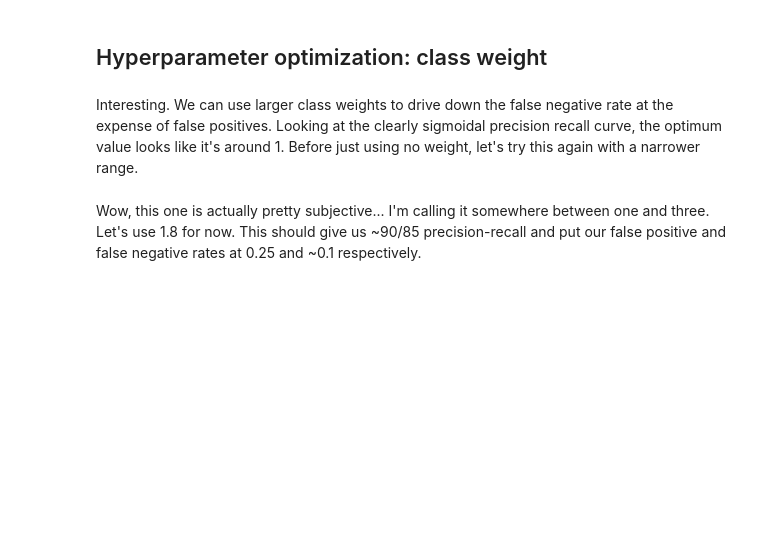
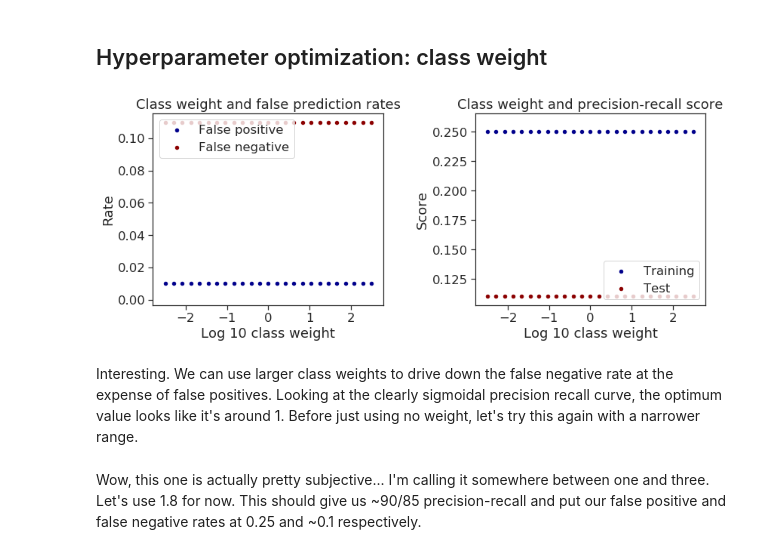
Before and after one commit to aristyogresearch/wildfire, a Jupyter notebook: notebooks/model_selection.ipynb, the cells around one changed output. Cells and saved outputs as stored; diff of their text form; code cells hidden in the pictures; blank space fills up the shorter version.

```diff
--- a/notebooks/model_selection.ipynb
+++ b/notebooks/model_selection.ipynb
@@ -868,3 +860,49 @@ plot_class_weight_tuning_results(model_scores)
+# %%
+def tune_class_weight(
+    class_weights,
+    x_train,
+    y_train,
+    x_test,
+    y_test
+):
+    model_scores_columns = [
+        'Class weight',
+        'Training score',
+        'Test score',
+        'False positive rate',
+        'False negative rate'
+    ]
+
+    model_scores = pd.DataFrame(columns=model_scores_columns)
+
+    for class_weight in class_weights:
+        model = XGBClassifier(
+            weight=class_weight,
+            n_jobs = max_jobs,
+            random_state = rand_seed
+        )
+        model.fit(x_train, y_train)
+
+        training_score = average_precision_score(model.predict(x_train), y_train)
+        test_score = average_precision_score(model.predict(x_test), y_test)
+        false_neg_rate, false_pos_rate = calc_false_neg_pos_rate(model, x_test, y_test)
+        model_scores = model_scores.append(pd.Series([class_weight, np.round(training_score,2), np.round(test_score,2), np.round(false_pos_rate,2), np.round(false_neg_rate,2)], index=model_scores.columns), ignore_index=True)
+
+    return model_scores
+
+class_weights = np.logspace(-2.5, 2.5, num=25, base=10)
+
+model_scores = tune_class_weight(
+    class_weights,
+    X_train,
+    y_train,
+    X_test,
+    y_test
+)
+
+plot_class_weight_tuning_results(model_scores)
+# %% [output]
+[figure, added]
 # %% [markdown]
 Interesting. We can use larger class weights to drive down the false negative rate at the expense of false positives. Looking at the clearly sigmoidal precision recall curve, the optimum value looks like it's around 1. Before just using no weight, let's try this again with a narrower range.
 # %%
```
Also changed, not shown: parts of 16 cells of this notebook, 3 other files.
